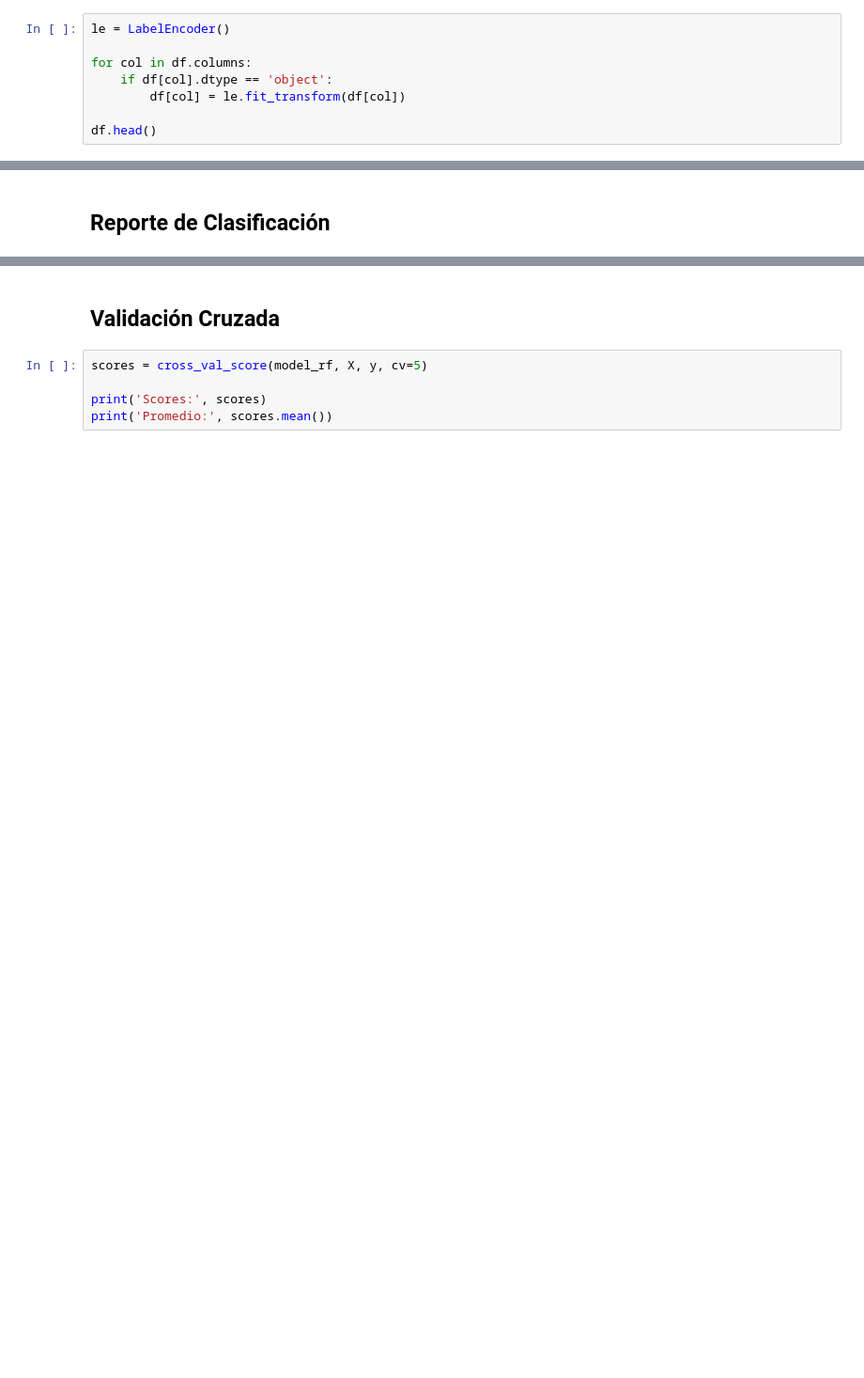
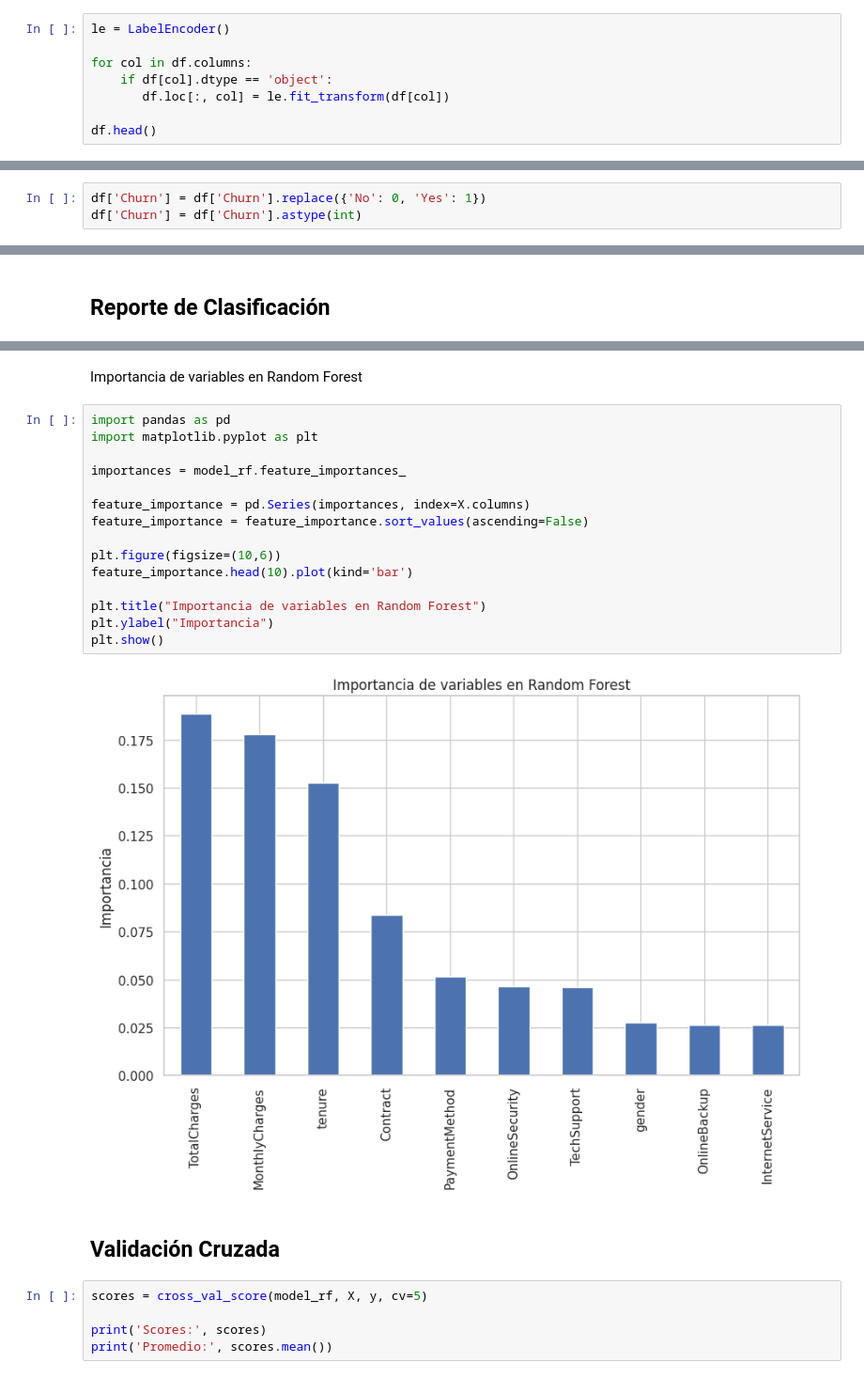
Before and after one commit to basantes2023/2324-PROGRAMACION-ORIENTADA-A-OBJETOS-UEA-L-UFB-030, a Jupyter notebook: telco_churn_colab.ipynb, the cells around one changed output, grey strips where cells are left out. Shown at 94% size. Drawn from its saved outputs; the diff is of its cells as text; blank space fills up the shorter version.

```diff
--- a/telco_churn_colab.ipynb
+++ b/telco_churn_colab.ipynb
@@ -129,7 +143,7 @@ le = LabelEncoder()
 
 for col in df.columns:
     if df[col].dtype == 'object':
-        df[col] = le.fit_transform(df[col])
+       df.loc[:, col] = le.fit_transform(df[col])
 
 df.head()
 # %% [output]
@@ -139,6 +153,9 @@ df.head()
 | 2 | 1 | 0 | 0 | 0 | 2 | 1 | 0 | 0 | ... |
 | 3 | 1 | 0 | 0 | 0 | 45 | 0 | 1 | 0 | ... |
 | 4 | 0 | 0 | 0 | 0 | 2 | 1 | 0 | 1 | ... |
+# %%
+df['Churn'] = df['Churn'].replace({'No': 0, 'Yes': 1})
+df['Churn'] = df['Churn'].astype(int)
 # %% [markdown]
 ## División del dataset
 # %%
@@ -234,3 +251,22 @@ weighted avg       0.78      0.79      0.78      1407
+# %% [markdown]
+Importancia de variables en Random Forest
+# %%
+import pandas as pd
+import matplotlib.pyplot as plt
+
+importances = model_rf.feature_importances_
+
+feature_importance = pd.Series(importances, index=X.columns)
+feature_importance = feature_importance.sort_values(ascending=False)
+
+plt.figure(figsize=(10,6))
+feature_importance.head(10).plot(kind='bar')
+
+plt.title("Importancia de variables en Random Forest")
+plt.ylabel("Importancia")
+plt.show()
+# %% [output]
+[figure, added]
 # %% [markdown]
 ## Validación Cruzada
 # %%
```
Also changed, not shown: parts of 8 cells of this notebook.
